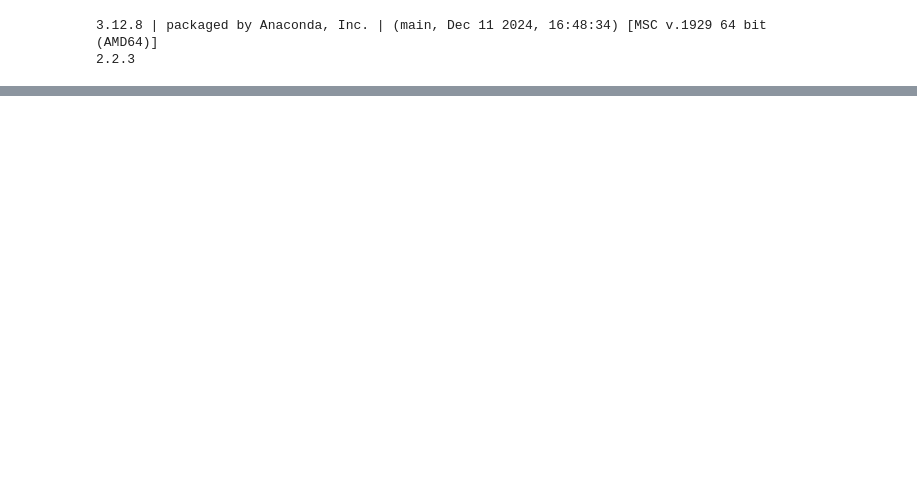
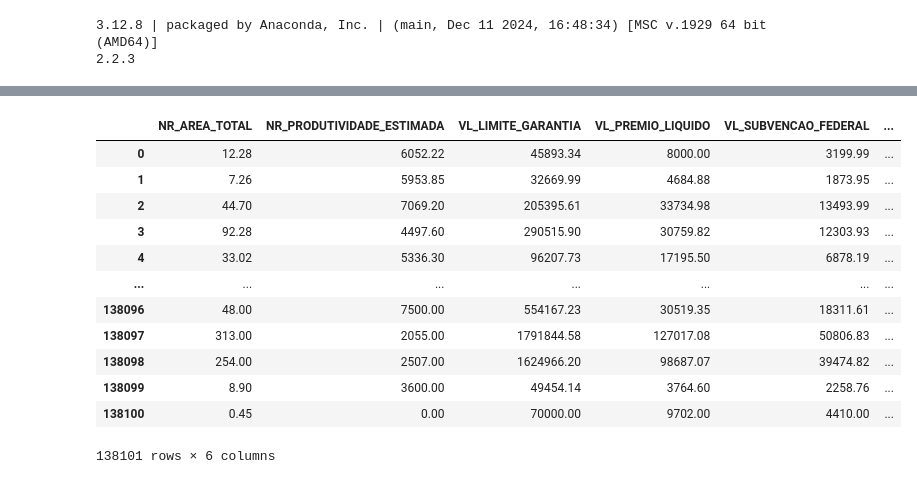
Before and after one commit to AlanthiasCO/seguro_rural_2024, a Jupyter notebook: etapa_etl.ipynb, the cells around one changed output, grey strips where cells are left out. Cells and saved outputs as stored; diff of their text form; code cells hidden in the pictures; blank space fills up the shorter version.

```diff
--- a/etapa_etl.ipynb
+++ b/etapa_etl.ipynb
@@ -21,0 +145,24 @@ ParserError: Error tokenizing data. C error: Expected 8 fields in line 3, saw 10
+# %%
+# função loc: seleciona linhas e colunas de acordo com os rótulos
+# ':' = seleciona todas as linhas
+# '[]' = seleciona as colunas
+df_br.loc[:, ['NR_AREA_TOTAL',
+              'NR_PRODUTIVIDADE_ESTIMADA',
+              'VL_LIMITE_GARANTIA',
+              'VL_PREMIO_LIQUIDO',
+              'VL_SUBVENCAO_FEDERAL',
+              'NR_APOLICE']]
+# %% [output]
+|  | NR_AREA_TOTAL | NR_PRODUTIVIDADE_ESTIMADA | VL_LIMITE_GARANTIA | VL_PREMIO_LIQUIDO | VL_SUBVENCAO_FEDERAL | ... |
+| 0 | 12.28 | 6052.22 | 45893.34 | 8000.00 | 3199.99 | ... |
+| 1 | 7.26 | 5953.85 | 32669.99 | 4684.88 | 1873.95 | ... |
+| 2 | 44.70 | 7069.20 | 205395.61 | 33734.98 | 13493.99 | ... |
+| 3 | 92.28 | 4497.60 | 290515.90 | 30759.82 | 12303.93 | ... |
+| 4 | 33.02 | 5336.30 | 96207.73 | 17195.50 | 6878.19 | ... |
+| ... | ... | ... | ... | ... | ... | ... |
+| 138096 | 48.00 | 7500.00 | 554167.23 | 30519.35 | 18311.61 | ... |
+| 138097 | 313.00 | 2055.00 | 1791844.58 | 127017.08 | 50806.83 | ... |
+| 138098 | 254.00 | 2507.00 | 1624966.20 | 98687.07 | 39474.82 | ... |
+| 138099 | 8.90 | 3600.00 | 49454.14 | 3764.60 | 2258.76 | ... |
+| 138100 | 0.45 | 0.00 | 70000.00 | 9702.00 | 4410.00 | ... |
+138101 rows × 6 columns
```
Also changed, not shown: parts of 16 cells of this notebook.
